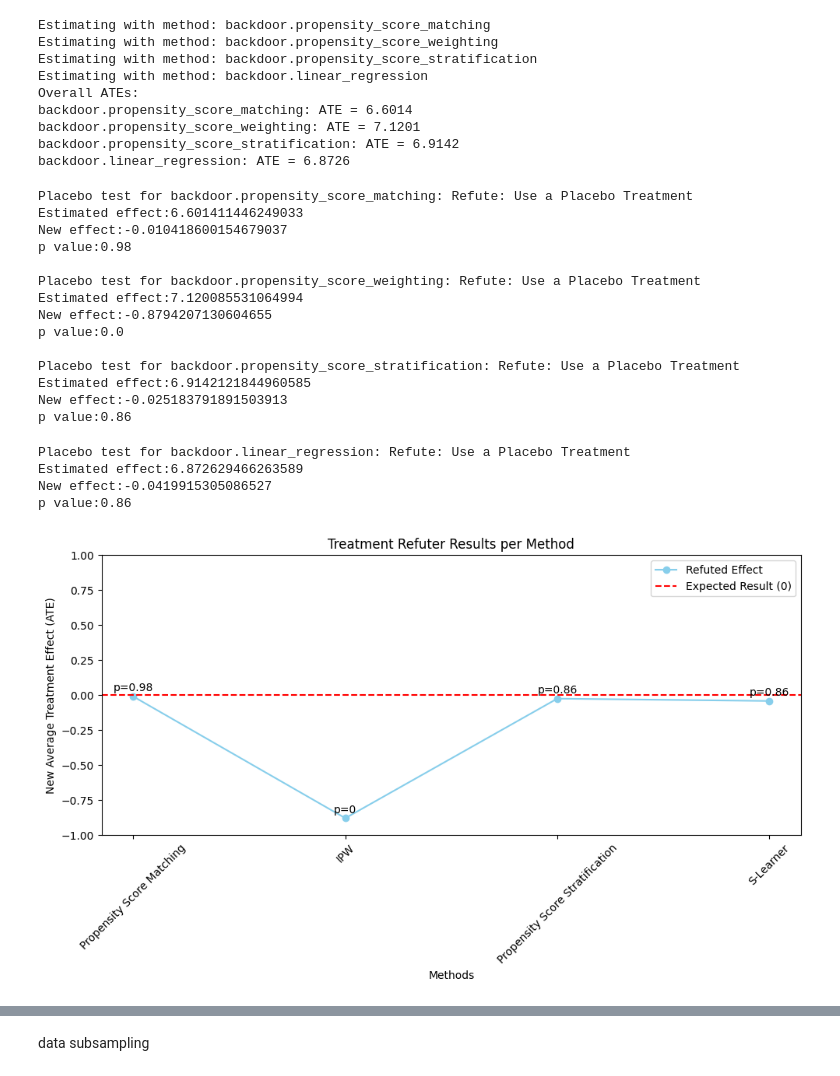
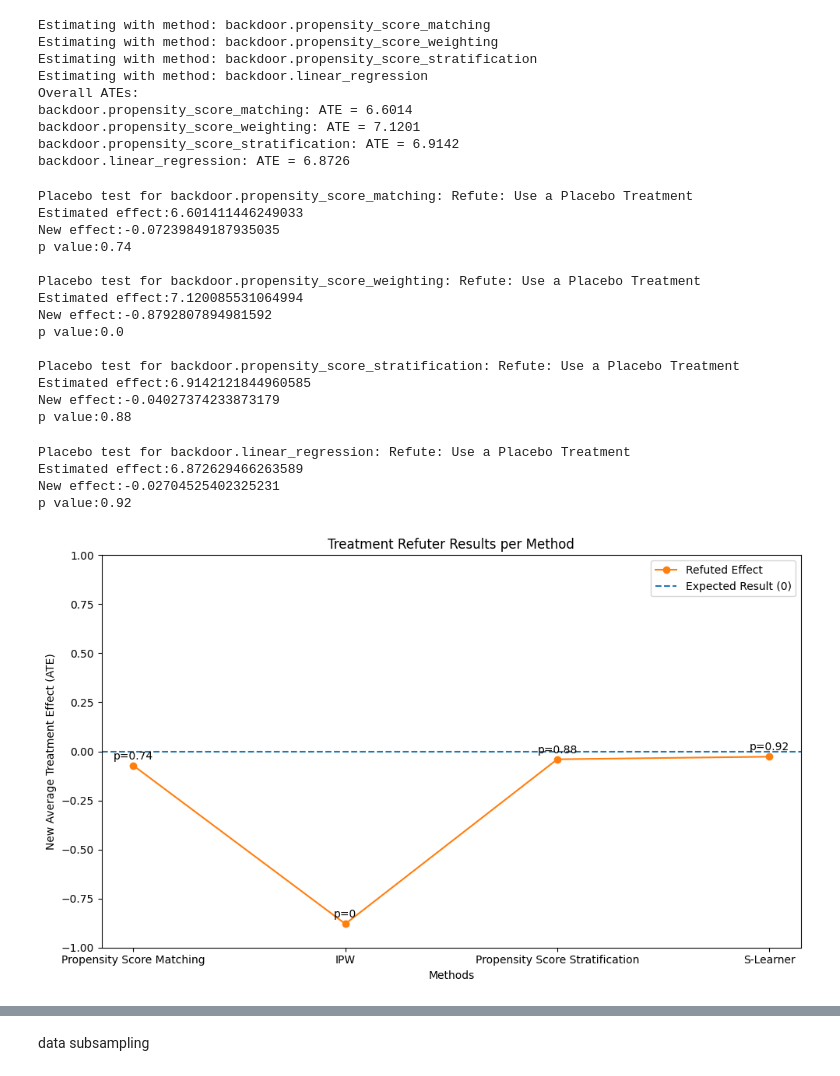
Before and after one commit to Zvi-Badash/EQLS-Causal-Project, a Jupyter notebook: robustness.ipynb, the cells around one changed output, grey strips where cells are left out. Cells and saved outputs as stored; diff of their text form; code cells hidden in the pictures.

```diff
--- a/robustness.ipynb
+++ b/robustness.ipynb
@@ -260,6 +248,7 @@ num_matches_values = [1, 2, 3]
 ord_modes = ["exact", "continuous"]
 binning_values = [None, 3, 4, 5]
 ates = []
+matched_fractions = []
 
 for ord_mode in ord_modes:
     if ord_mode == "exact":
@@ -280,6 +269,7 @@ for ord_mode in ord_modes:
                     f"ord_mode=exact, binning={binning}, => ATE={ate:.4f}, matched_fraction={details['matched_fraction']:.3f}"
                 )
                 ates.append(ate)
+                matched_fractions.append(details['matched_fraction'])
             except Exception as e:
                 print(
                     f"ord_mode=exact, binning={binning}=> {str(e)}"
@@ -296,6 +286,9 @@ for ord_mode in ord_modes:
             for p in ps:
                 for k in num_matches_values:
                     try:
+                        # omit the original config
+                        if p==1 and metric=="minkowski" and k==1:
+                            continue
                         ate, details = matching_ate(
                             df,
                             cat_cols=get_schema()["cat"],
@@ -313,6 +306,7 @@ for ord_mode in ord_modes:
                             f"ord_mode=continuous, metric={metric}, p={p}, k={k} => ATE={ate:.4f}, matched_fraction={details['matched_fraction']:.3f}"
                         )
                         ates.append(ate)
+                        matched_fractions.append(details['matched_fraction'])
                     except Exception as e:
                         print(
                             f"ord_mode=continuous, metric={metric}, p={p}, k={k} => {str(e)}"
@@ -433,22 +472,3 @@ Estimating with method: backdoor.exact_matching_manual
 Estimating with method: backdoor.T_learner
 Results for country 7: {'backdoor.propensity_score_matching': 2.650698602794411, 'backdoor.propensity_score_weighting': 2.78930661980489, 'backdoor.propensity_score_stratification': 3.8034358651232965 ...
 ... (22 outputs left out)
-# %%
-results_per_method = defaultdict(list)
-for country, results in results_per_country.items():
-    for method, effect in results.items():
-        results_per_method[method].append((int(country), effect))
-# %%
-# generate summary plots
-import matplotlib.pyplot as plt
-
-for method, results in results_per_method.items():
-    countries, effects = zip(*results)
-    plt.figure(figsize=(10, 6))
-    plt.bar(countries, effects)
-    plt.title(f"Effect Estimates for {method}")
-    plt.xlabel("Country")
-    plt.ylabel("Effect Estimate")
-    plt.xticks(rotation=45)
-    plt.tight_layout()
-    plt.show()
@@ -494,7 +481,12 @@ refutation test- random variables addition
 
 df = load_data()
 graph = load_graph()
-
+methods = [
+        "backdoor.propensity_score_matching",
+        "backdoor.propensity_score_weighting",
+        "backdoor.propensity_score_stratification",
+        "backdoor.linear_regression",
+    ]
 
 d = df.copy()
 _prep_ordinals_inplace(d, get_schema()["ord"])
@@ -551,50 +543,49 @@ for method in methods:
 # %% [output]
 Placebo test for backdoor.propensity_score_matching: Refute: Use a Placebo Treatment
 Estimated effect:6.601411446249033
-New effect:-0.010418600154679037
-p value:0.98
+New effect:-0.07239849187935035
+p value:0.74
 
 Placebo test for backdoor.propensity_score_weighting: Refute: Use a Placebo Treatment
 Estimated effect:7.120085531064994
-New effect:-0.8794207130604655
+New effect:-0.8792807894981592
 p value:0.0
 
 Placebo test for backdoor.propensity_score_stratification: Refute: Use a Placebo Treatment
 Estimated effect:6.9142121844960585
-New effect:-0.025183791891503913
-p value:0.86
+New effect:-0.04027374233873179
+p value:0.88
 Placebo test for backdoor.linear_regression: Refute: Use a Placebo Treatment
 Estimated effect:6.872629466263589
-New effect:-0.0419915305086527
-p value:0.86
+New effect:-0.02704525402325231
+p value:0.92
 # %%
-import matplotlib.pyplot as plt
 methods_new_names = {
     "backdoor.propensity_score_matching": "Propensity Score Matching",
     "backdoor.propensity_score_weighting": "IPW",
     "backdoor.propensity_score_stratification": "Propensity Score Stratification",
     "backdoor.linear_regression": "S-Learner"
 }
 methods_names = [methods_new_names[m] for m in treatment_refuter.keys()]
 methods = list(treatment_refuter.keys())
 results = [treatment_refuter[m].new_effect for m in methods]
 p_values = [treatment_refuter[m].refutation_result['p_value'] for m in methods]
 
 plt.figure(figsize=(10, 6))
-plt.plot(methods_names, results, marker='o', linestyle='-', color='skyblue', label='Refuted Effect')
+plt.plot(methods_names, results, marker='o', linestyle='-', color=ORANGE, label='Refuted Effect')
 for i, (x, y, p) in enumerate(zip(methods_names, results, p_values)):
     plt.text(i, y + 0.02, f"p={p:.3g}", ha='center', va='bottom', fontsize=10)
 plt.xlabel("Methods")
 plt.ylabel("New Average Treatment Effect (ATE)")
 plt.title("Treatment Refuter Results per Method")
-plt.axhline(y=0, color='red', linestyle='--', label='Expected Result (0)')
+plt.axhline(y=0, color=BLUE, linestyle='--', label='Expected Result (0)')
 plt.ylim(-1, 1)
-plt.xticks(rotation=45)
+# plt.xticks(rotation=45)
 plt.legend()
 plt.tight_layout()
 plt.show()
 # %% [output]
-[figure, old version]
+[figure, new version]
 # %%
 # Dummy outcome
 outcome_refuter = {}
```
Also changed, not shown: parts of 21 cells of this notebook.
